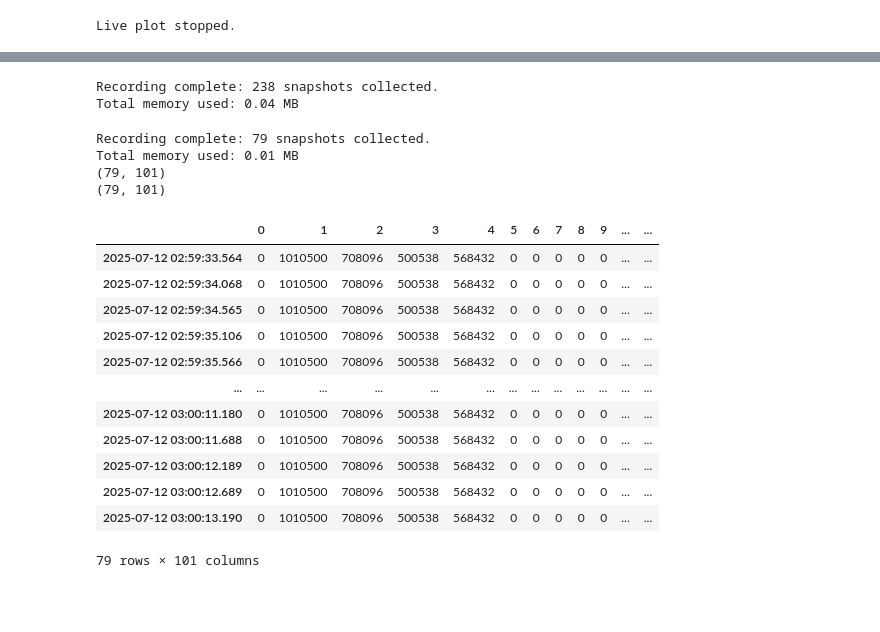
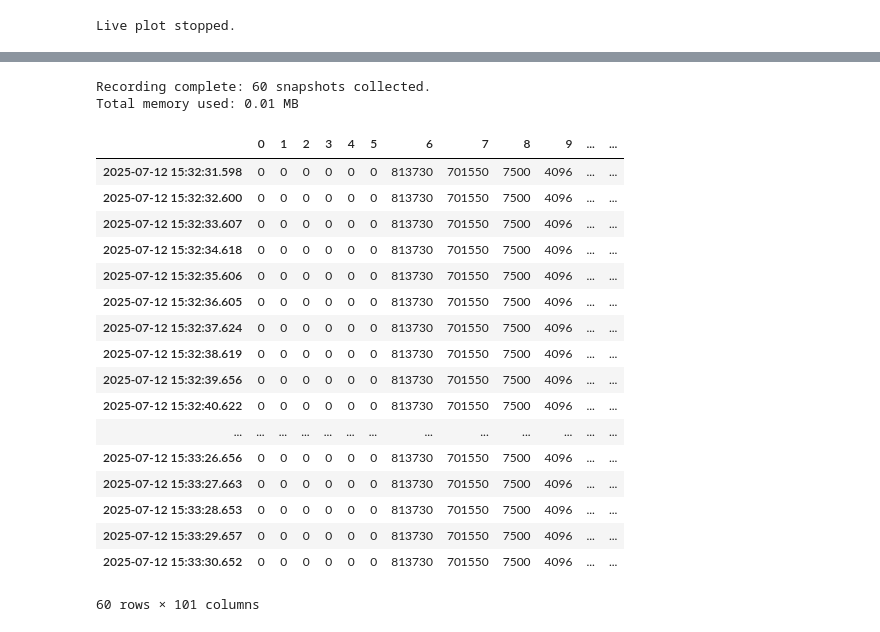
Before and after one commit to NiccoloComati/mykalshi, a Jupyter notebook: main.ipynb, the cells around one changed output, grey strips where cells are left out. Cells and saved outputs as stored; diff of their text form; code cells hidden in the pictures; blank space fills up the shorter version.

```diff
--- a/main.ipynb
+++ b/main.ipynb
@@ -795,2 +636,0 @@ def record_orderbook_time_series(ticker, duration_secs=60, interval_secs=1.0):
-# %%
-bids_ts, asks_ts = record_orderbook_time_series("KXFEDDECISION-25JUL-C25", duration_secs=40, interval_secs=0.5)
@@ -877,10 +682,10 @@ def record_orderbook_time_series(ticker, duration_secs=60, interval_secs=1.0):
 
     return snapshots
 # %%
-snapshot = record_orderbook_time_series("KXFEDDECISION-25JUL-C25", duration_secs=120, interval_secs=0.5)
+snapshot = record_orderbook_time_series("KXFEDDECISION-25JUL-C25", duration_secs=60, interval_secs=1)
 # %% [output]
-Recording complete: 238 snapshots collected.
-Total memory used: 0.04 MB
+Recording complete: 60 snapshots collected.
+Total memory used: 0.01 MB
 # %%
 import pandas as pd
 
@@ -898,31 +703,26 @@ def snapshot_list_to_dfs(snapshots):
 
     return bids_ts.astype(int), asks_ts.astype(int)
 # %%
-# Record snapshots
-snapshots = record_orderbook_time_series("KXFEDDECISION-25JUL-C25", duration_secs=40, interval_secs=0.5)
+# Convert back to DataFrames
+bids_df, asks_df = snapshot_list_to_dfs(snapshot)
 
-# Convert back to DataFrames
-bids_df, asks_df = snapshot_list_to_dfs(snapshots)
-
-# Now you can verify:
-print(bids_df.shape)
-print(asks_df.shape)
-bids_df
+asks_df
 # %% [output]
+|  | 0 | 1 | 2 | 3 | 4 | 5 | 6 | 7 | 8 | 9 | ... | ... |
+| 2025-07-12 15:32:31.598 | 0 | 0 | 0 | 0 | 0 | 0 | 813730 | 701550 | 7500 | 4096 | ... | ... |
+| 2025-07-12 15:32:32.600 | 0 | 0 | 0 | 0 | 0 | 0 | 813730 | 701550 | 7500 | 4096 | ... | ... |
+| 2025-07-12 15:32:33.607 | 0 | 0 | 0 | 0 | 0 | 0 | 813730 | 701550 | 7500 | 4096 | ... | ... |
+| 2025-07-12 15:32:34.618 | 0 | 0 | 0 | 0 | 0 | 0 | 813730 | 701550 | 7500 | 4096 | ... | ... |
+| 2025-07-12 15:32:35.606 | 0 | 0 | 0 | 0 | 0 | 0 | 813730 | 701550 | 7500 | 4096 | ... | ... |
+| 2025-07-12 15:32:36.605 | 0 | 0 | 0 | 0 | 0 | 0 | 813730 | 701550 | 7500 | 4096 | ... | ... |
+| 2025-07-12 15:32:37.624 | 0 | 0 | 0 | 0 | 0 | 0 | 813730 | 701550 | 7500 | 4096 | ... | ... |
+| 2025-07-12 15:32:38.619 | 0 | 0 | 0 | 0 | 0 | 0 | 813730 | 701550 | 7500 | 4096 | ... | ... |
+| 2025-07-12 15:32:39.656 | 0 | 0 | 0 | 0 | 0 | 0 | 813730 | 701550 | 7500 | 4096 | ... | ... |
+| 2025-07-12 15:32:40.622 | 0 | 0 | 0 | 0 | 0 | 0 | 813730 | 701550 | 7500 | 4096 | ... | ... |
+| ... | ... | ... | ... | ... | ... | ... | ... | ... | ... | ... | ... | ... |
+| 2025-07-12 15:33:26.656 | 0 | 0 | 0 | 0 | 0 | 0 | 813730 | 701550 | 7500 | 4096 | ... | ... |
+| 2025-07-12 15:33:27.663 | 0 | 0 | 0 | 0 | 0 | 0 | 813730 | 701550 | 7500 | 4096 | ... | ... |
+| 2025-07-12 15:33:28.653 | 0 | 0 | 0 | 0 | 0 | 0 | 813730 | 701550 | 7500 | 4096 | ... | ... |
+| 2025-07-12 15:33:29.657 | 0 | 0 | 0 | 0 | 0 | 0 | 813730 | 701550 | 7500 | 4096 | ... | ... |
+| 2025-07-12 15:33:30.652 | 0 | 0 | 0 | 0 | 0 | 0 | 813730 | 701550 | 7500 | 4096 | ... | ... |
-Recording complete: 79 snapshots collected.
-Total memory used: 0.01 MB
-(79, 101)
-(79, 101)
+60 rows × 101 columns
-|  | 0 | 1 | 2 | 3 | 4 | 5 | 6 | 7 | 8 | 9 | ... | ... |
-| 2025-07-12 02:59:33.564 | 0 | 1010500 | 708096 | 500538 | 568432 | 0 | 0 | 0 | 0 | 0 | ... | ... |
-| 2025-07-12 02:59:34.068 | 0 | 1010500 | 708096 | 500538 | 568432 | 0 | 0 | 0 | 0 | 0 | ... | ... |
-| 2025-07-12 02:59:34.565 | 0 | 1010500 | 708096 | 500538 | 568432 | 0 | 0 | 0 | 0 | 0 | ... | ... |
-| 2025-07-12 02:59:35.106 | 0 | 1010500 | 708096 | 500538 | 568432 | 0 | 0 | 0 | 0 | 0 | ... | ... |
-| 2025-07-12 02:59:35.566 | 0 | 1010500 | 708096 | 500538 | 568432 | 0 | 0 | 0 | 0 | 0 | ... | ... |
-| ... | ... | ... | ... | ... | ... | ... | ... | ... | ... | ... | ... | ... |
-| 2025-07-12 03:00:11.180 | 0 | 1010500 | 708096 | 500538 | 568432 | 0 | 0 | 0 | 0 | 0 | ... | ... |
-| 2025-07-12 03:00:11.688 | 0 | 1010500 | 708096 | 500538 | 568432 | 0 | 0 | 0 | 0 | 0 | ... | ... |
-| 2025-07-12 03:00:12.189 | 0 | 1010500 | 708096 | 500538 | 568432 | 0 | 0 | 0 | 0 | 0 | ... | ... |
-| 2025-07-12 03:00:12.689 | 0 | 1010500 | 708096 | 500538 | 568432 | 0 | 0 | 0 | 0 | 0 | ... | ... |
-| 2025-07-12 03:00:13.190 | 0 | 1010500 | 708096 | 500538 | 568432 | 0 | 0 | 0 | 0 | 0 | ... | ... |
-79 rows × 101 columns
```
Also changed, not shown: parts of 40 cells of this notebook, 2 other files.
